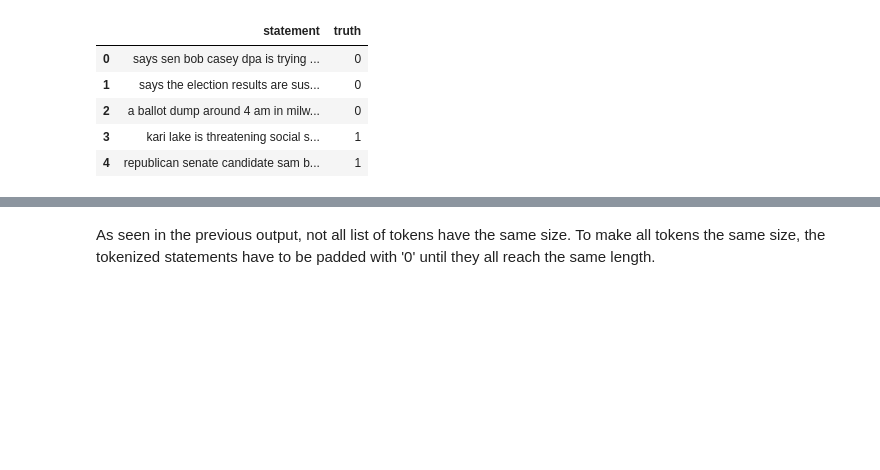
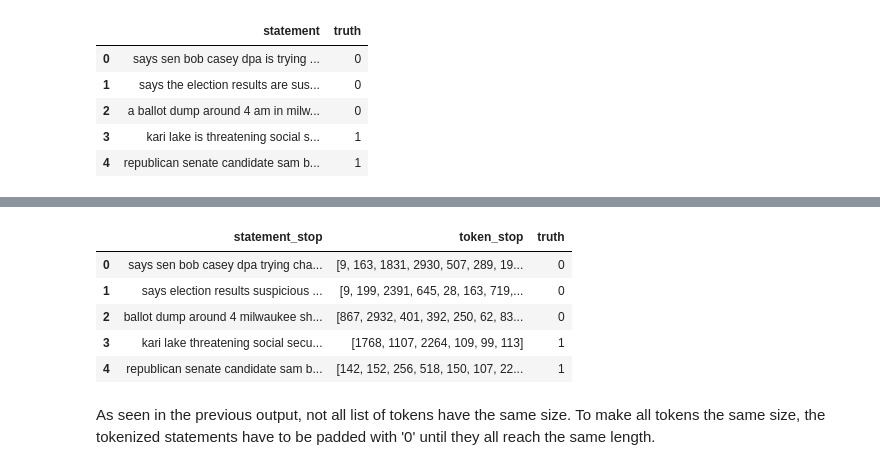
Before and after one commit to felixdaubner/fake-news-detection, a Jupyter notebook: 04_data-preprocessing.ipynb, the cells around one changed output, grey strips where cells are left out. Drawn from its saved outputs; the diff is of its cells as text; code cells hidden in the pictures; blank space fills up the shorter version.

```diff
--- a/04_data-preprocessing.ipynb
+++ b/04_data-preprocessing.ipynb
@@ -412,3 +438,12 @@ data_token[["statement", "token", "truth"]].head()
+# %%
+data_token[["statement_stop", "token_stop", "truth"]].head()
+# %% [output]
+|  | statement_stop | token_stop | truth |
+| 0 | says sen bob casey dpa trying cha... | [9, 163, 1831, 2930, 507, 289, 19... | 0 |
+| 1 | says election results suspicious ... | [9, 199, 2391, 645, 28, 163, 719,... | 0 |
+| 2 | ballot dump around 4 milwaukee sh... | [867, 2932, 401, 392, 250, 62, 83... | 0 |
+| 3 | kari lake threatening social secu... | [1768, 1107, 2264, 109, 99, 113] | 1 |
+| 4 | republican senate candidate sam b... | [142, 152, 256, 518, 150, 107, 22... | 1 |
 # %% [markdown]
 As seen in the previous output, not all list of tokens have the same size. To make all tokens the same size, the tokenized statements have to be padded with '0' until they all reach the same length.
 # %%
```
Also changed, not shown: parts of 21 cells of this notebook, 3 other files.
